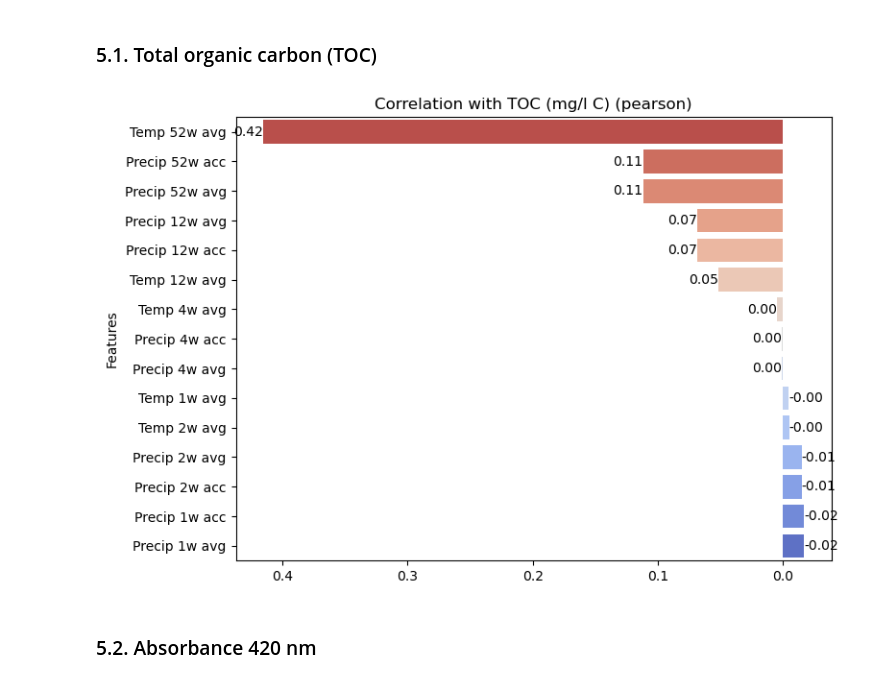
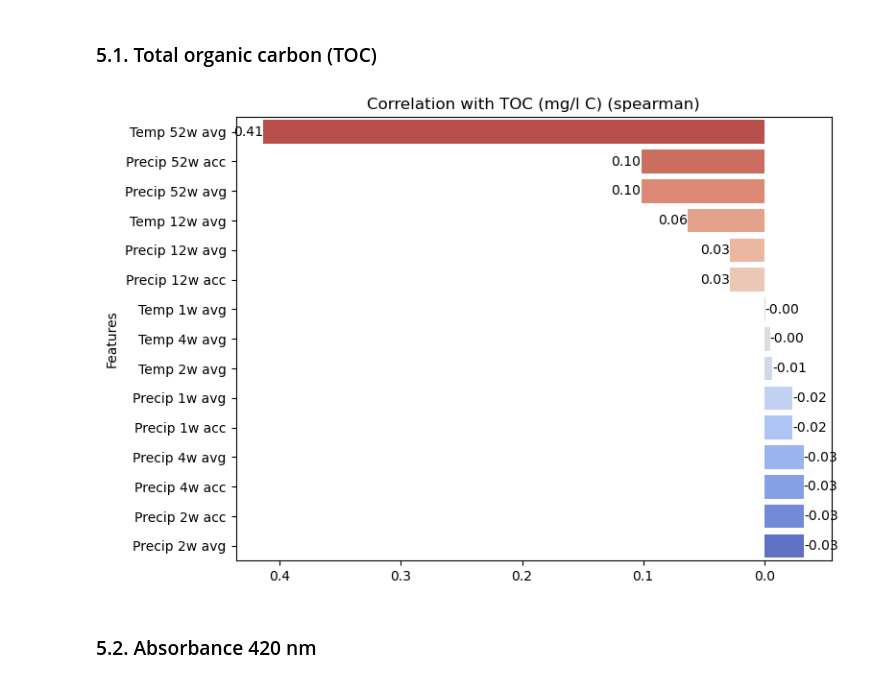
Before and after one commit to farankhalid520/1DL507-Watershed-History, a Jupyter notebook: notebooks/met_data_exploration.ipynb, the cells around one changed output. Saved outputs shown, nothing was run; the diff lists cells and outputs as text; code cells hidden in the pictures.

```diff
--- a/notebooks/met_data_exploration.ipynb
+++ b/notebooks/met_data_exploration.ipynb
@@ -373,9 +373,9 @@ explan_var = [
 # %%
 # Select features and generate correlation plot
 toc_var = ["TOC (mg/l C)"] + explan_var
-create_corr_barplot(df_join, toc_var, "TOC (mg/l C)", method="pearson")
+create_corr_barplot(df_join, toc_var, "TOC (mg/l C)", method="spearman")
 # %% [output]
-[figure, old version]
+[figure, new version]
 # %% [markdown]
 ### 5.2. Absorbance 420 nm
 # %%
```
Also changed, not shown: parts of 36 cells of this notebook, 2 other files.
